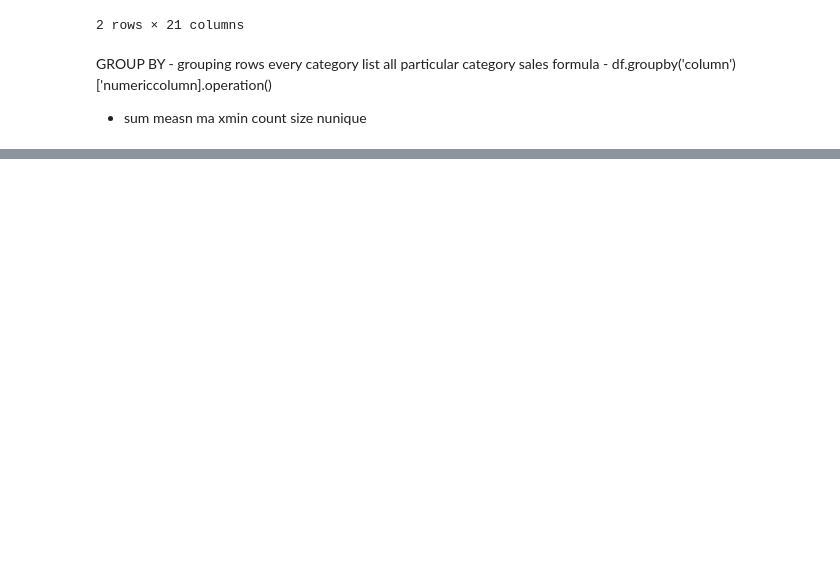
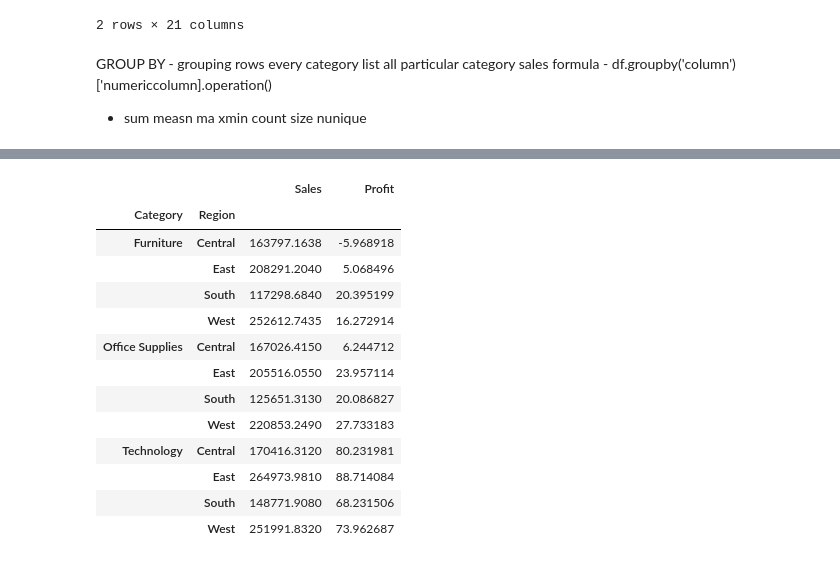
Before and after one commit to Deepanshu-8126/Pandas, a Jupyter notebook: pandas_july_oneshot_rev.ipynb, the cells around one changed output, grey strips where cells are left out. Cells and saved outputs as stored; diff of their text form; code cells hidden in the pictures; blank space fills up the shorter version.

```diff
--- a/pandas_july_oneshot_rev.ipynb
+++ b/pandas_july_oneshot_rev.ipynb
@@ -757,0 +834,19 @@ Name: Sales, dtype: float64
+# %%
+# Hard questions
+# region + category sales sum profit mean
+df.groupby(['Category','Region']).agg({"Sales":"sum","Profit":"mean"})
+# %% [output]
+|  |  | Sales | Profit |
+| Category | Region |  |  |
+| Furniture | Central | 163797.1638 | -5.968918 |
+|  | East | 208291.2040 | 5.068496 |
+|  | South | 117298.6840 | 20.395199 |
+|  | West | 252612.7435 | 16.272914 |
+| Office Supplies | Central | 167026.4150 | 6.244712 |
+|  | East | 205516.0550 | 23.957114 |
+|  | South | 125651.3130 | 20.086827 |
+|  | West | 220853.2490 | 27.733183 |
+| Technology | Central | 170416.3120 | 80.231981 |
+|  | East | 264973.9810 | 88.714084 |
+|  | South | 148771.9080 | 68.231506 |
+|  | West | 251991.8320 | 73.962687 |
```
Also changed, not shown: parts of 5 cells of this notebook.
